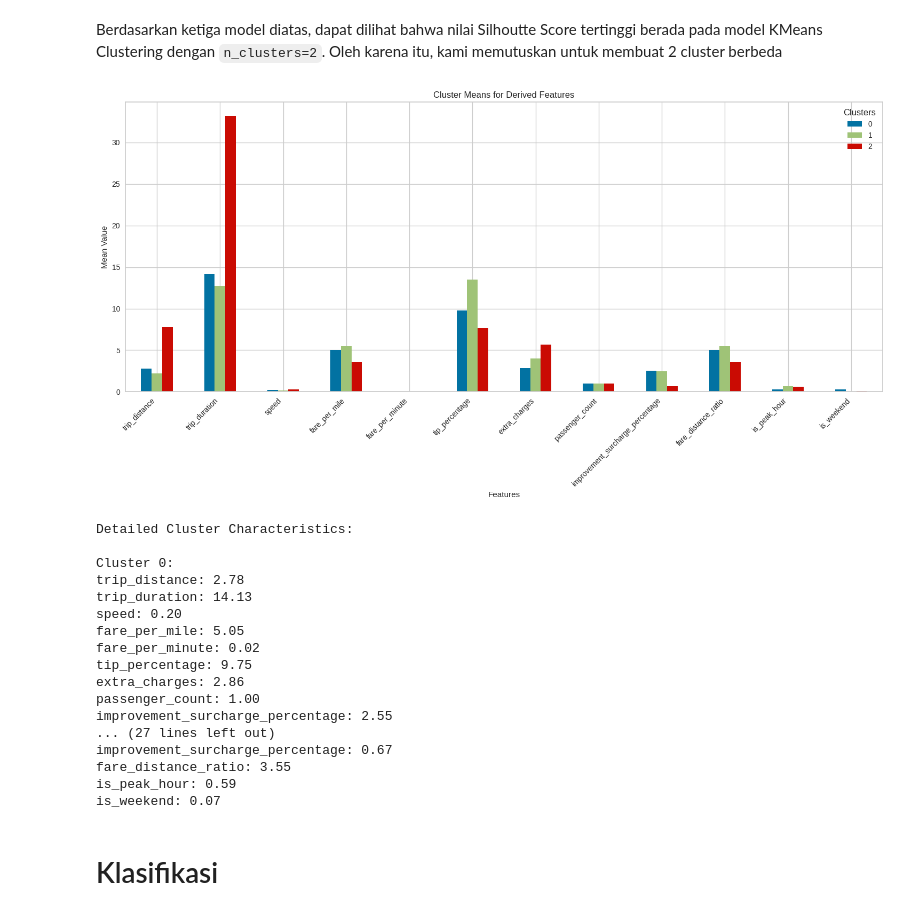
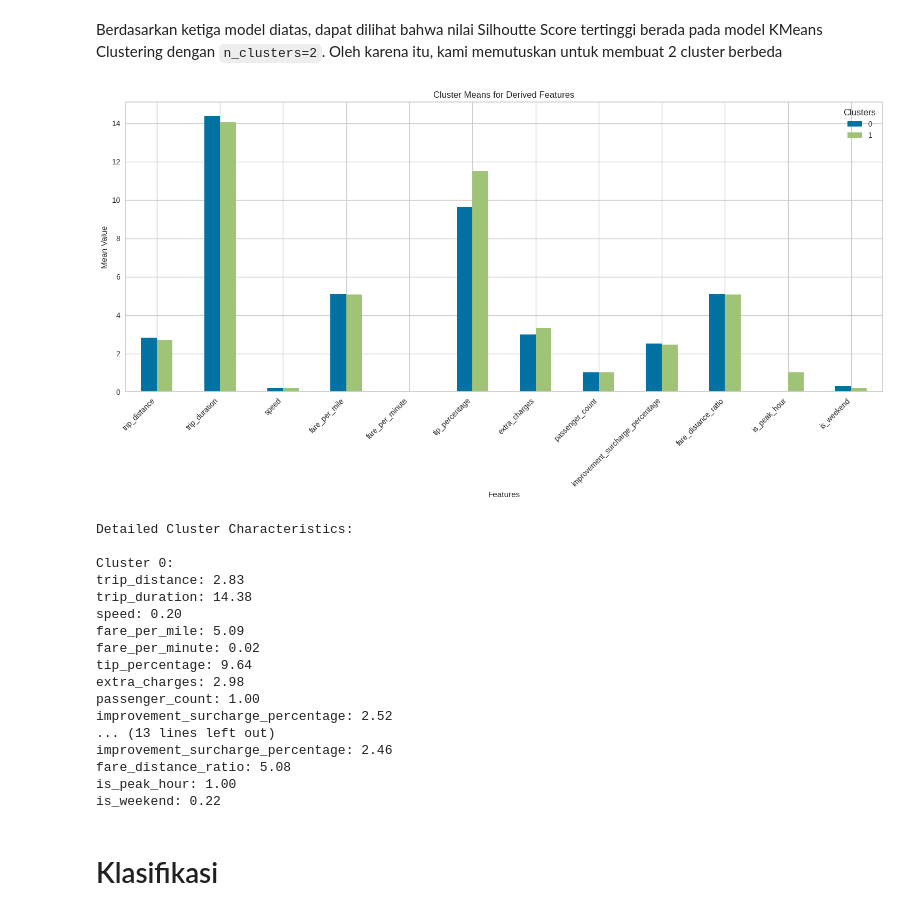
Before and after one commit to kasdead-4432/kasdead, a Jupyter notebook: final/kasdead.ipynb, the cells around one changed output. Cells and saved outputs as stored; diff of their text form; code cells hidden in the pictures.

```diff
--- a/final/kasdead.ipynb
+++ b/final/kasdead.ipynb
@@ -835,65 +870,62 @@ Dengan menggunakan Hierarchial Clustering dengan Average Linkage, kami mendapatk
 # %% [markdown]
 Berdasarkan ketiga model diatas, dapat dilihat bahwa nilai Silhoutte Score tertinggi berada pada model KMeans Clustering dengan `n_clusters=2`. Oleh karena itu, kami memutuskan untuk membuat 2 cluster berbeda
 # %%
+# For KMeans with k=2
+kmeans_model = KMeans(n_clusters=2, random_state=42)
+kmeans_labels = kmeans_model.fit_predict(X_scaled)
+
+# Add cluster labels back to dataframe
+df_clustering['Cluster'] = kmeans_labels
+
+# Define features to analyze
 features = [
-    'trip_distance',
-    'trip_duration',
-    'speed',
-    'fare_per_mile',
-    'fare_per_minute',
-    'tip_percentage',
-    'extra_charges',
-    'passenger_count',
-    # 'congestion_surcharge_percentage',
-    # 'fare_vs_tip_ratio',
-    # 'tolls_ratio',
-    'improvement_surcharge_percentage',
-    'fare_distance_ratio',
-    'is_peak_hour',
-    'is_weekend'
+   'trip_distance', 'trip_duration', 'speed', 'fare_per_mile',
+   'fare_per_minute', 'tip_percentage', 'extra_charges',
+   'passenger_count', 'improvement_surcharge_percentage',
+   'fare_distance_ratio', 'is_peak_hour', 'is_weekend'
 ]
 
-# Group by clusters
+# Calculate mean values for each cluster
 cluster_means = df_clustering.groupby('Cluster')[features].mean()
 
-# Plot cluster means
+# Plot
 plt.figure(figsize=(15, 8))
 cluster_means.T.plot(kind='bar', ax=plt.gca())
 plt.title('Cluster Means for Derived Features')
 plt.xlabel('Features')
 plt.ylabel('Mean Value')
 plt.legend(title='Clusters')
 plt.xticks(rotation=45, ha='right')
 plt.grid(True, axis='y')
 plt.tight_layout()
 plt.show()
 
-# Print detailed cluster characteristics
+# Print detailed characteristics
 print("\nDetailed Cluster Characteristics:")
 for cluster in cluster_means.index:
-    print(f"\nCluster {cluster}:")
-    for feature in features:
-        mean_val = cluster_means.loc[cluster, feature]
-        print(f"{feature}: {mean_val:.2f}")
+   print(f"\nCluster {cluster}:")
+   for feature in features:
+       mean_val = cluster_means.loc[cluster, feature]
+       print(f"{feature}: {mean_val:.2f}")
 # %% [output]
-[figure, old version]
+[figure, new version]
 Detailed Cluster Characteristics:
 
 Cluster 0:
-trip_distance: 2.78
-trip_duration: 14.13
+trip_distance: 2.83
+trip_duration: 14.38
 speed: 0.20
-fare_per_mile: 5.05
+fare_per_mile: 5.09
 fare_per_minute: 0.02
-tip_percentage: 9.75
-extra_charges: 2.86
+tip_percentage: 9.64
+extra_charges: 2.98
 passenger_count: 1.00
-improvement_surcharge_percentage: 2.55
-... (27 lines left out)
-improvement_surcharge_percentage: 0.67
-fare_distance_ratio: 3.55
-is_peak_hour: 0.59
-is_weekend: 0.07
+improvement_surcharge_percentage: 2.52
+... (13 lines left out)
+improvement_surcharge_percentage: 2.46
+fare_distance_ratio: 5.08
+is_peak_hour: 1.00
+is_weekend: 0.22
 # %% [markdown]
 # Klasifikasi
 # %% [markdown]
```
Also changed, not shown: parts of 2 cells of this notebook.
